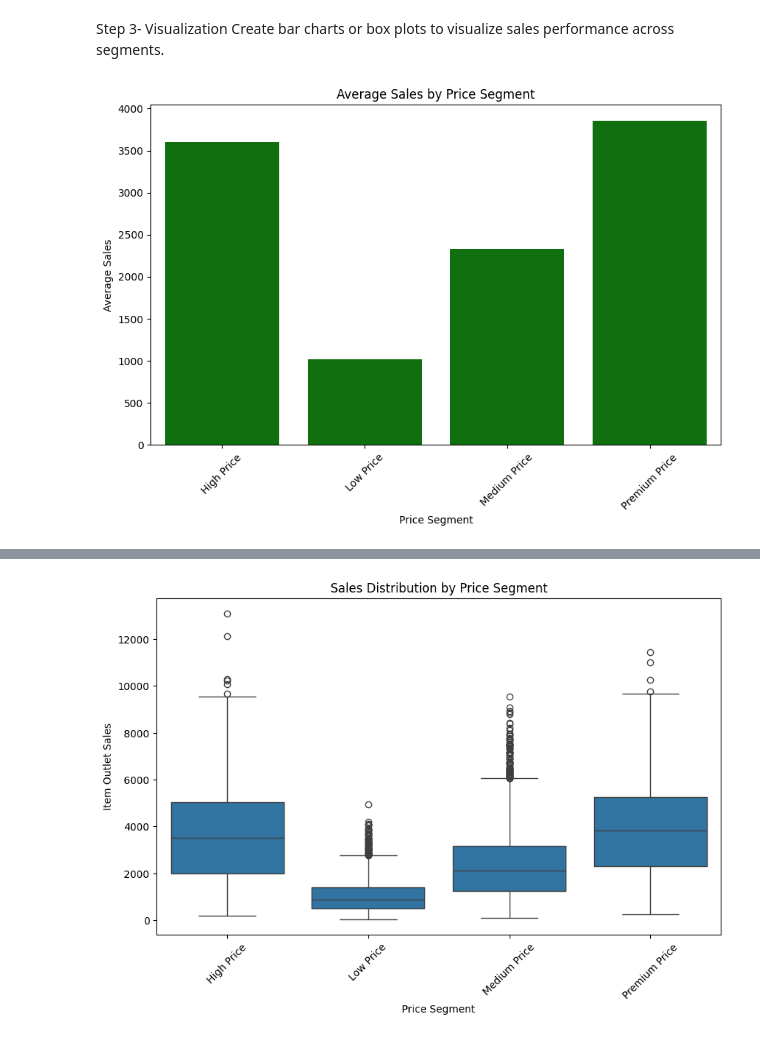
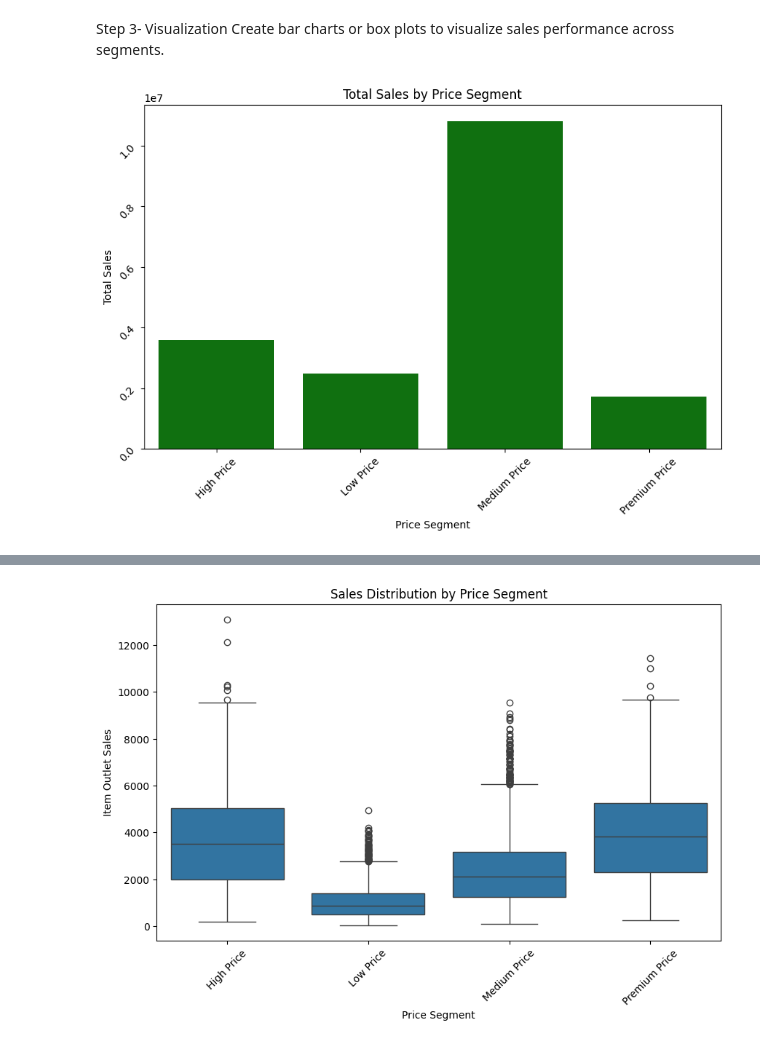
Before and after one commit to WaelAboudi/Prediction-of-Product-Sales, a Jupyter notebook: Prediction_of_product_sales_Project_Part_4.ipynb, the cells around one changed output, grey strips where cells are left out. Saved outputs shown, nothing was run; the diff lists cells and outputs as text; code cells hidden in the pictures.

```diff
--- a/Prediction_of_product_sales_Project_Part_4.ipynb
+++ b/Prediction_of_product_sales_Project_Part_4.ipynb
@@ -58,7 +58,7 @@ Drive already mounted at /content/drive; to attempt to forcibly remount, call dr
 # %%
 from google.colab import drive
 drive.mount('/content/drive')
-fpath='/content/drive/MyDrive/StudentFolders16wk24wk/CodingDojo/01-Fundamentals/Week02/Data/sales_predictions_2023.csv'
+fpath='/content/drive/MyDrive/CodingDojo/01-Fundamentals/Week02/Data/sales_predictions_2023.csv'
 # %% [output]
 Drive already mounted at /content/drive; to attempt to forcibly remount, call drive.mount("/content/drive", force_remount=True).
 # %%
@@ -352,10 +352,11 @@ Step 3- Visualization
 # %%
 #3a) Visualization of average sales by price segment by barplot
 plt.figure(figsize=(10, 6))
-sns.barplot(x='Price Segment', y='Average_Sales', data=segmentation_summary, color="green")
-plt.title('Average Sales by Price Segment')
+ax= sns.barplot(x='Price Segment', y='Total_Sales', data=segmentation_summary, color="green")
+plt.title('Total Sales by Price Segment')
 plt.xlabel('Price Segment')
-plt.ylabel('Average Sales')
+plt.ylabel('Total Sales')
+ax.tick_params(axis='y', rotation=45)
 plt.xticks(rotation=45);
 # %% [output]
-[figure, old version]
+[figure, new version]
```
Also changed, not shown: parts of 35 cells of this notebook.
